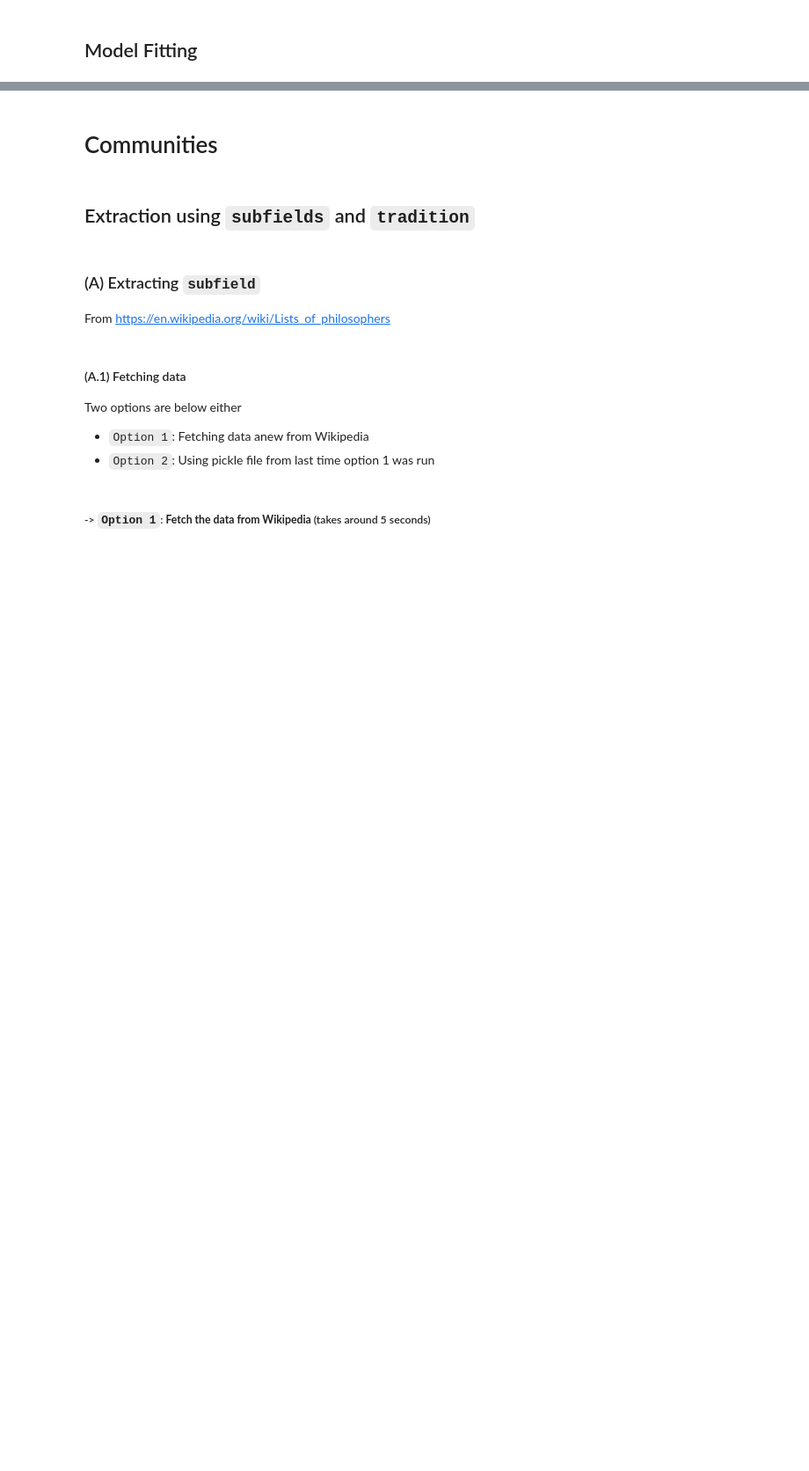
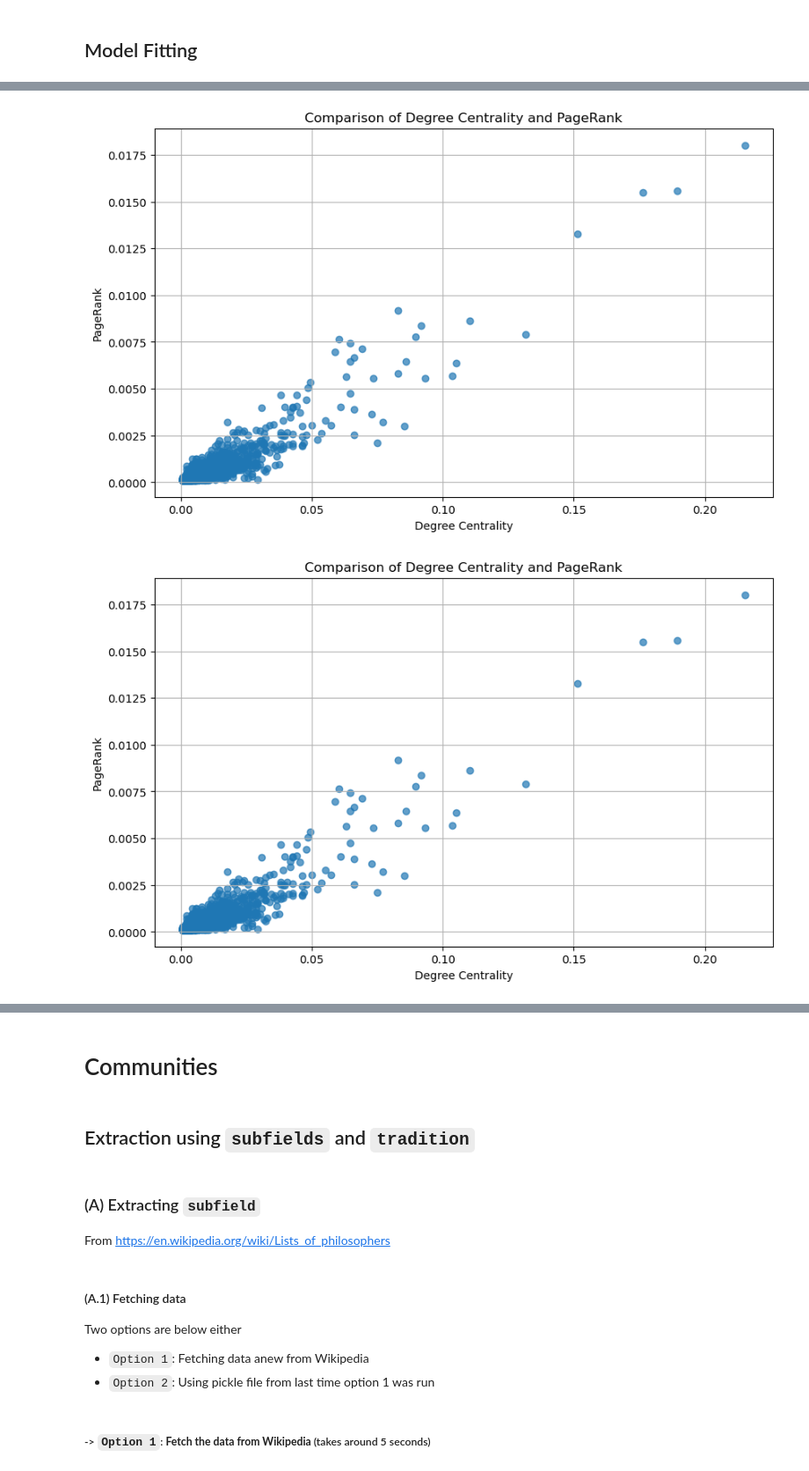
Before and after one commit to medonimario/social-graphs-interactions-2024, a Jupyter notebook: explainer_notebook.ipynb, the cells around one changed output, grey strips where cells are left out. Shown at 88% size. Drawn from its saved outputs; the diff is of its cells as text; code cells hidden in the pictures; blank space fills up the shorter version.

```diff
--- a/explainer_notebook.ipynb
+++ b/explainer_notebook.ipynb
@@ -346,0 +521,16 @@ Power-Law alpha: 1.49, xmin: 1.0
+# %%
+# Get centrality and PageRank values
+degree_centrality = nx.degree_centrality(S)
+page_rank = nx.pagerank(S)
+
+# Scatter plot
+plt.figure(figsize=(10, 6))
+plt.scatter(list(degree_centrality.values()), list(page_rank.values()), alpha=0.7)
+plt.xlabel("Degree Centrality")
+plt.ylabel("PageRank")
+plt.title("Comparison of Degree Centrality and PageRank")
+plt.grid(True)
+plt.show()
+# %% [output]
+[figure, added]
+[figure, added]
```
Also changed, not shown: parts of 27 cells of this notebook, 1 other file.
